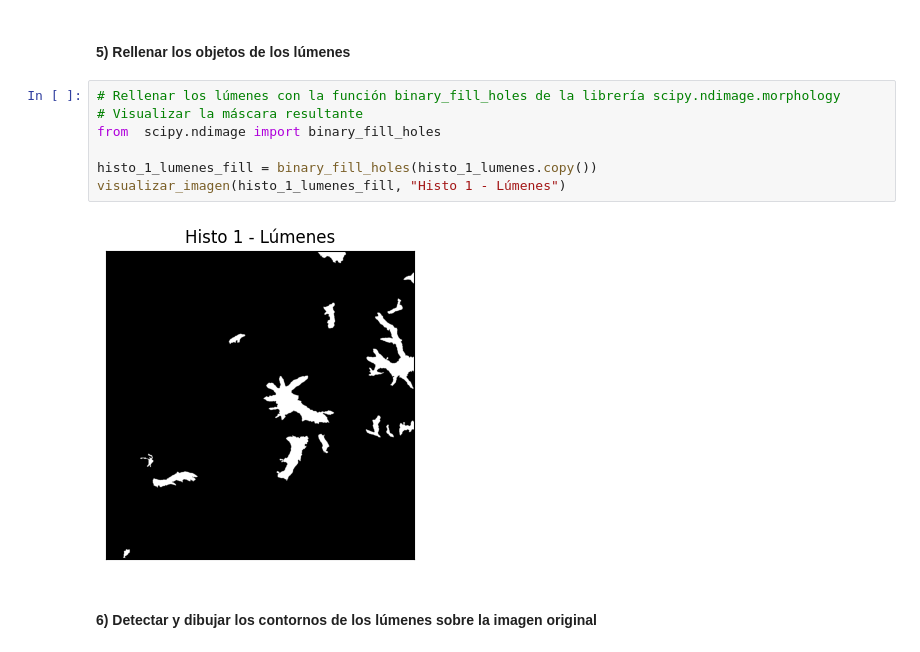
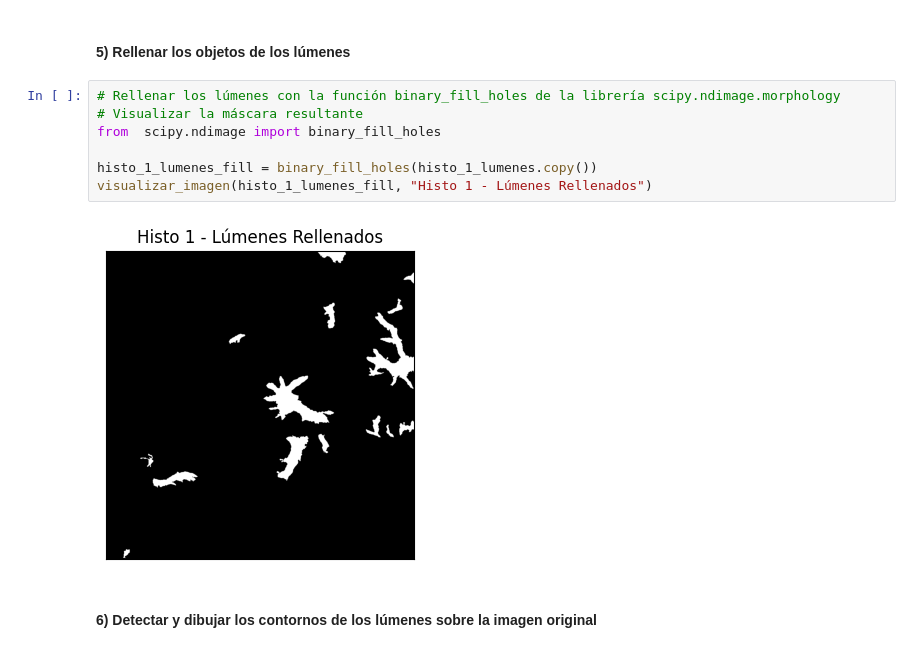
Before and after one commit to cedaniel200/viu-aprendizaje-supervisado, a Jupyter notebook: actividades/Actividad_Computer_Vision_C1_MenesesGuevara_CesarDaniel.ipynb, the cells around one changed output. Cells and saved outputs as stored; diff of their text form.

```diff
--- a/actividades/Actividad_Computer_Vision_C1_MenesesGuevara_CesarDaniel.ipynb
+++ b/actividades/Actividad_Computer_Vision_C1_MenesesGuevara_CesarDaniel.ipynb
@@ -128,12 +129,12 @@ visualizar_imagen(histo_1_lumenes, "Histo 1 - Lúmenes")
 # %%
 # Rellenar los lúmenes con la función binary_fill_holes de la librería scipy.ndimage.morphology
 # Visualizar la máscara resultante
 from  scipy.ndimage import binary_fill_holes
 
 histo_1_lumenes_fill = binary_fill_holes(histo_1_lumenes.copy())
-visualizar_imagen(histo_1_lumenes_fill, "Histo 1 - Lúmenes")
+visualizar_imagen(histo_1_lumenes_fill, "Histo 1 - Lúmenes Rellenados")
 # %% [output]
-[figure, old version]
+[figure, new version]
 # %% [markdown]
 #### 6) Detectar y dibujar los contornos de los lúmenes sobre la imagen original
 # %%
```
Also changed, not shown: parts of 4 cells of this notebook, 1 other file.
